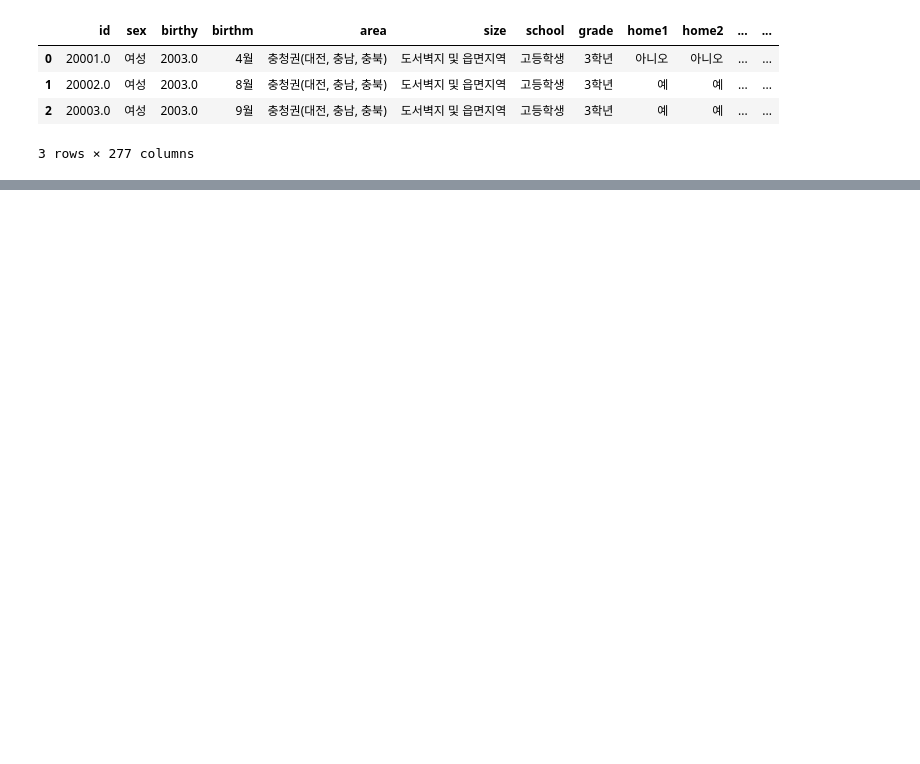
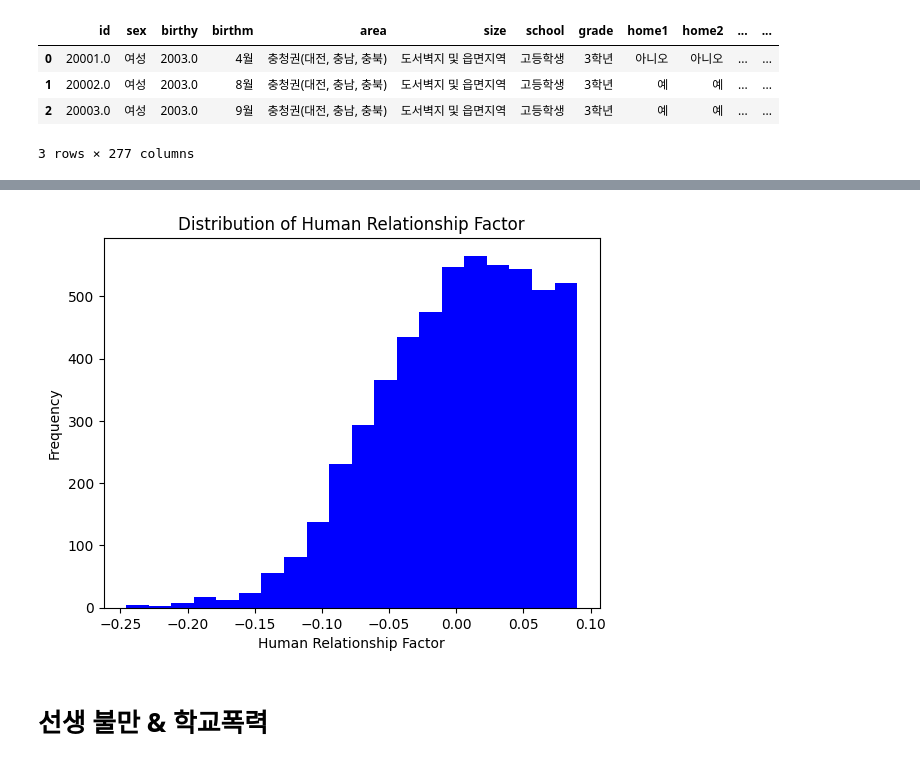
Before and after one commit to HyunsungRyu/education_analysis, a Jupyter notebook: happyindex.ipynb, the cells around one changed output, grey strips where cells are left out. Drawn from its saved outputs; the diff is of its cells as text; code cells hidden in the pictures; blank space fills up the shorter version.

```diff
--- a/happyindex.ipynb
+++ b/happyindex.ipynb
@@ -227,0 +247,24 @@ print(df.head())
+# %%
+model_desc = """
+friend_rel =~ q132 + q136
+teacher_rel =~ q061 + q062
+father_rel =~ q161 + q163
+mother_rel =~ q171 + q173
+group_rel =~ q224 + q225
+
+human_rel =~ friend_rel + teacher_rel + father_rel + mother_rel + group_rel
+
+father_rel ~~ mother_rel
+"""
+# %%
+df_rel['wt'] = df['wt']
+observed_vars = ['q132', 'q136', 'q061', 'q062', 'q161', 'q163', 'q171','q173', 'q224', 'q225']
+w_cov_df = calculate_covariance(df_rel, observed_vars)
+# %%
+vif_df = compute_vif(df_rel, observed_vars)
+model = Model(model_desc)
+model = fit_sem_model(model, df_rel, w_cov_df)
+stats = calc_stats(model)
+estimates = model.inspect()
+print("적합도 지표:\n", stats.T, "\n\n")
+print("모수 추정치:\n", estimates)
@@ -227,0 +289,6 @@ print(df.head())
+# %%
+factor_scores = model.predict_factors(df_rel)
+
+df["human_rel"] = factor_scores["human_rel"]
+
+print(df.head())
@@ -227,0 +313,12 @@ print(df.head())
+# %%
+import matplotlib.pyplot as plt
+
+plt.hist(df["human_rel"], bins=20, color='blue')
+plt.title("Distribution of Human Relationship Factor")
+plt.xlabel("Human Relationship Factor")
+plt.ylabel("Frequency")
+plt.show()
+# %% [output]
+[figure, added]
+# %% [markdown]
+# 선생 불만 & 학교폭력
```
Also changed, not shown: parts of 27 cells of this notebook.
